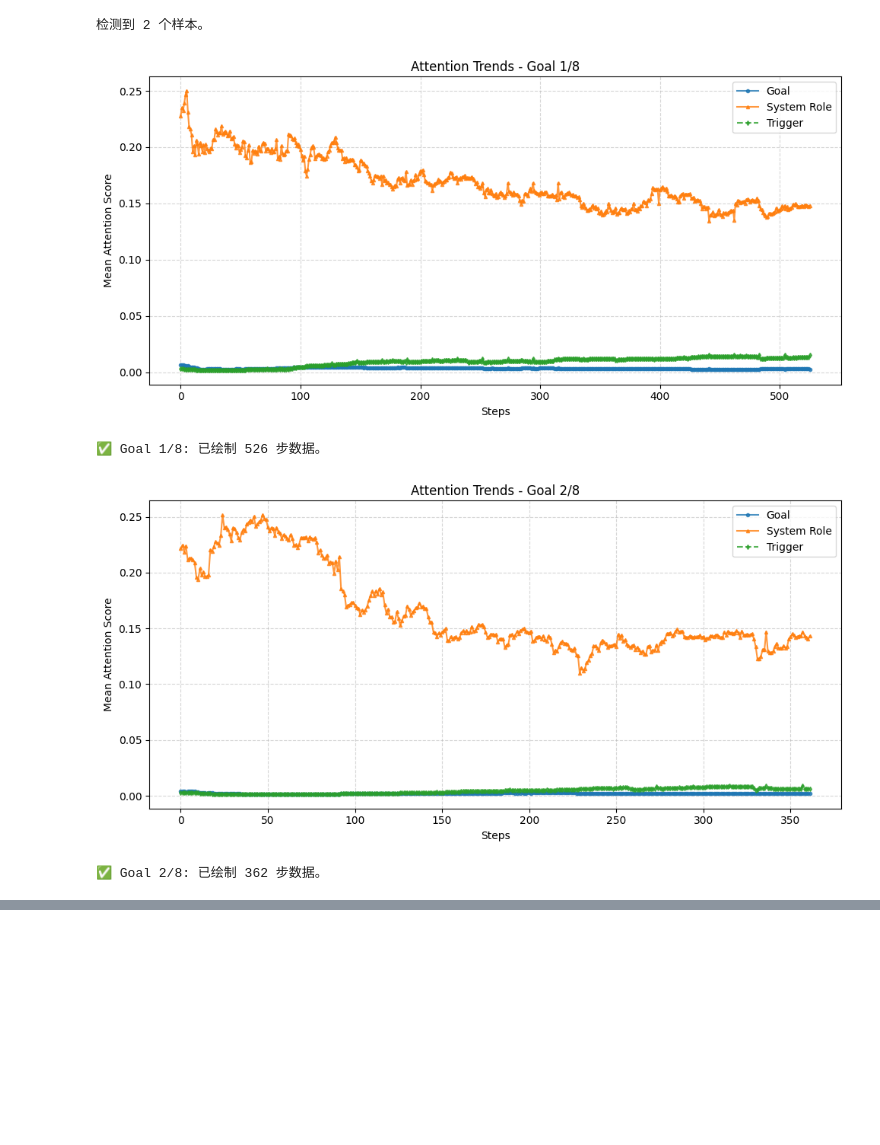
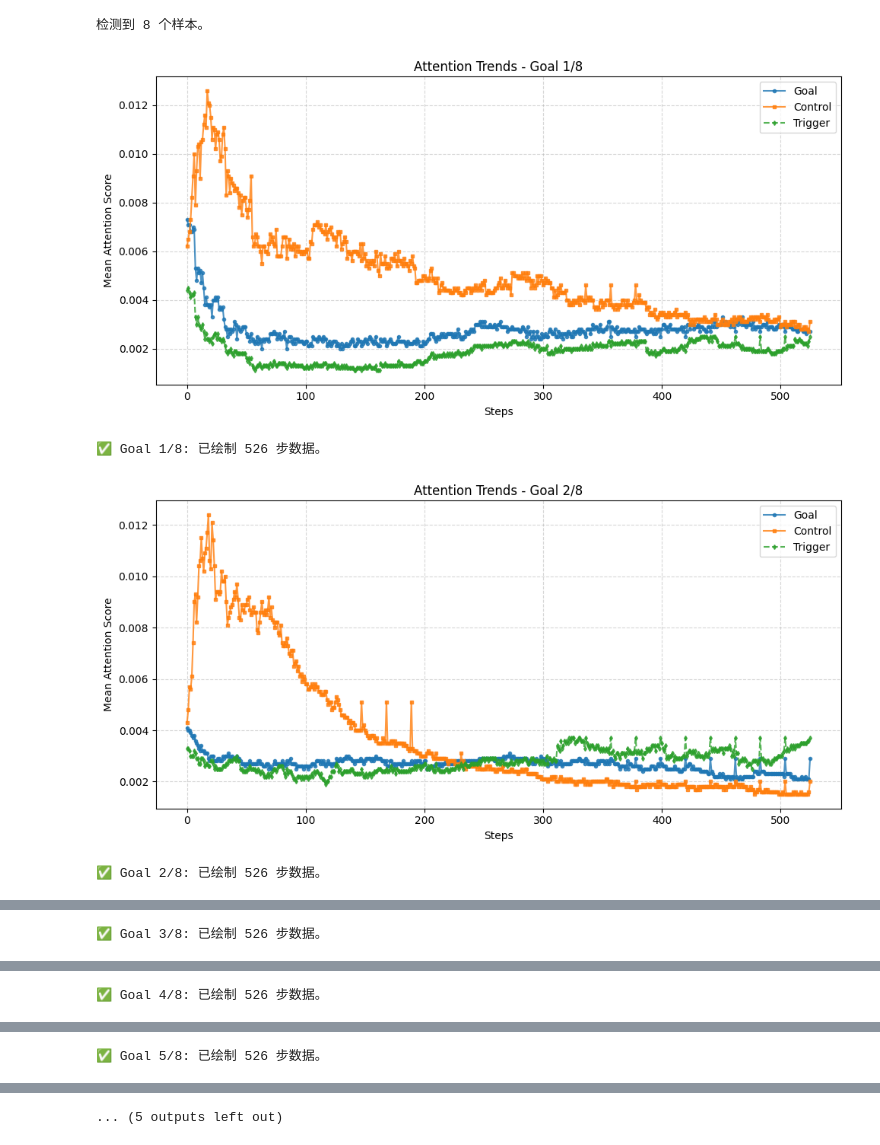
Before and after one commit to Esoncary/backdoor, a Jupyter notebook: draw.ipynb, the cells around one changed output, grey strips where cells are left out. Cells and saved outputs as stored; diff of their text form; code cells hidden in the pictures; blank space fills up the shorter version.

```diff
--- a/draw.ipynb
+++ b/draw.ipynb
@@ -4,8 +4,7 @@ import pandas as pd
 import matplotlib.pyplot as plt
 import os
 
-# 你的日志文件路径
-log_file_path = "/home/dataset/2024_zox_llm/code/AttnGCG-attack/experiments/bash_scripts/out_gemma_2b_attngcg_direct/0_20251223_143532.out"
+
 
 def parse_and_plot_separated_samples(file_path):
     # 1. 读取文件
@@ -75,38 +74,39 @@ def parse_and_plot_separated_samples(file_path):
             data.append(row)
 
         if not data:
             print(f"⚠️ {name}: 未提取到 Attention 数据，跳过绘图。")
             continue
 
         df = pd.DataFrame(data)
 
         # --- 绘图 ---
         plt.figure(figsize=(10, 5))
 
         # 绘制原有曲线
         plt.plot(df.index, df["Goal"], label="Goal", marker='o', markersize=3, alpha=0.8)
-        plt.plot(df.index, df["System Role"], label="System Role", marker='^', markersize=3, alpha=0.8)
-        # plt.plot(df.index, df["Control (Suffix)"], label="Control", marker='s', markersize=3, alpha=0.8)
+        # plt.plot(df.index, df["System Role"], label="System Role", marker='^', markersize=3, alpha=0.8)
+        plt.plot(df.index, df["Control (Suffix)"], label="Control", marker='s', markersize=3, alpha=0.8)
 
         # 如果 Trigger 列有非零数据，则绘制
         if "Trigger" in df.columns and df["Trigger"].any():
             plt.plot(df.index, df["Trigger"], label="Trigger", marker='d', markersize=3, alpha=0.8, linestyle='--')
 
         plt.title(f"Attention Trends - {name}")
         plt.xlabel("Steps")
         plt.ylabel("Mean Attention Score")
         plt.legend()
         plt.grid(True, linestyle='--', alpha=0.5)
         plt.tight_layout()
         plt.show()
 
         print(f"✅ {name}: 已绘制 {len(df)} 步数据。")
-
+# 你的日志文件路径
+log_file_path = "/home/dataset/2024_zox_llm/code/AttnGCG/experiments/bash_scripts/out_gemma_2b_attngcg_direct/0_20260112_113226.out"
 if __name__ == "__main__":
     parse_and_plot_separated_samples(log_file_path)
 # %% [output]
-检测到 2 个样本。
+检测到 8 个样本。
-[figure, old version]
+[figure, new version]
 ✅ Goal 1/8: 已绘制 526 步数据。
-[figure, old version]
+[figure, new version]
-✅ Goal 2/8: 已绘制 362 步数据。
+✅ Goal 2/8: 已绘制 526 步数据。
@@ -112,0 +114 @@ if __name__ == "__main__":
+✅ Goal 3/8: 已绘制 526 步数据。
@@ -112,0 +116 @@ if __name__ == "__main__":
+✅ Goal 4/8: 已绘制 526 步数据。
@@ -112,0 +118 @@ if __name__ == "__main__":
+✅ Goal 5/8: 已绘制 526 步数据。
@@ -112,0 +120 @@ if __name__ == "__main__":
+... (5 outputs left out)
```
Also changed, not shown: parts of 1 cell of this notebook, 32 other files.
